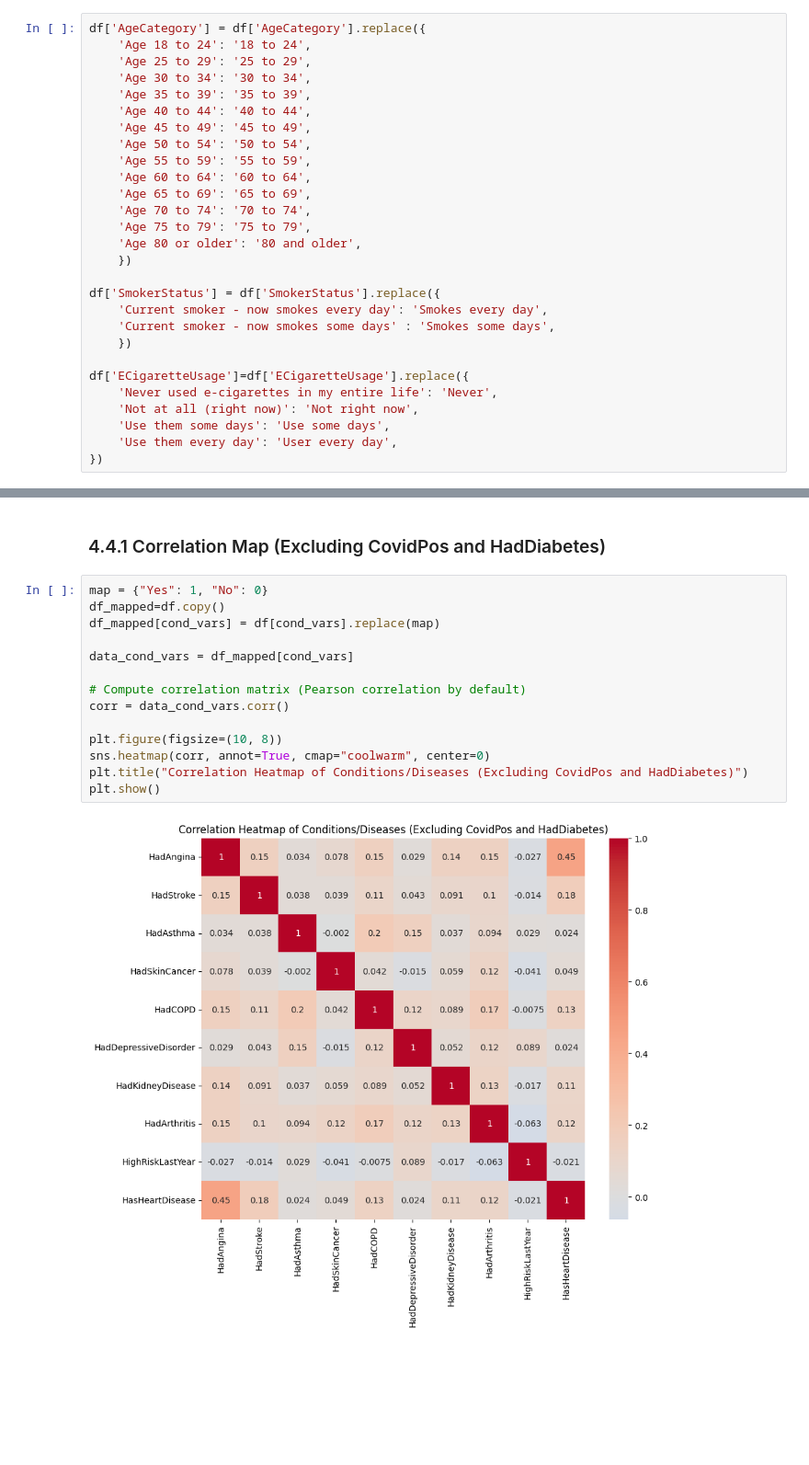
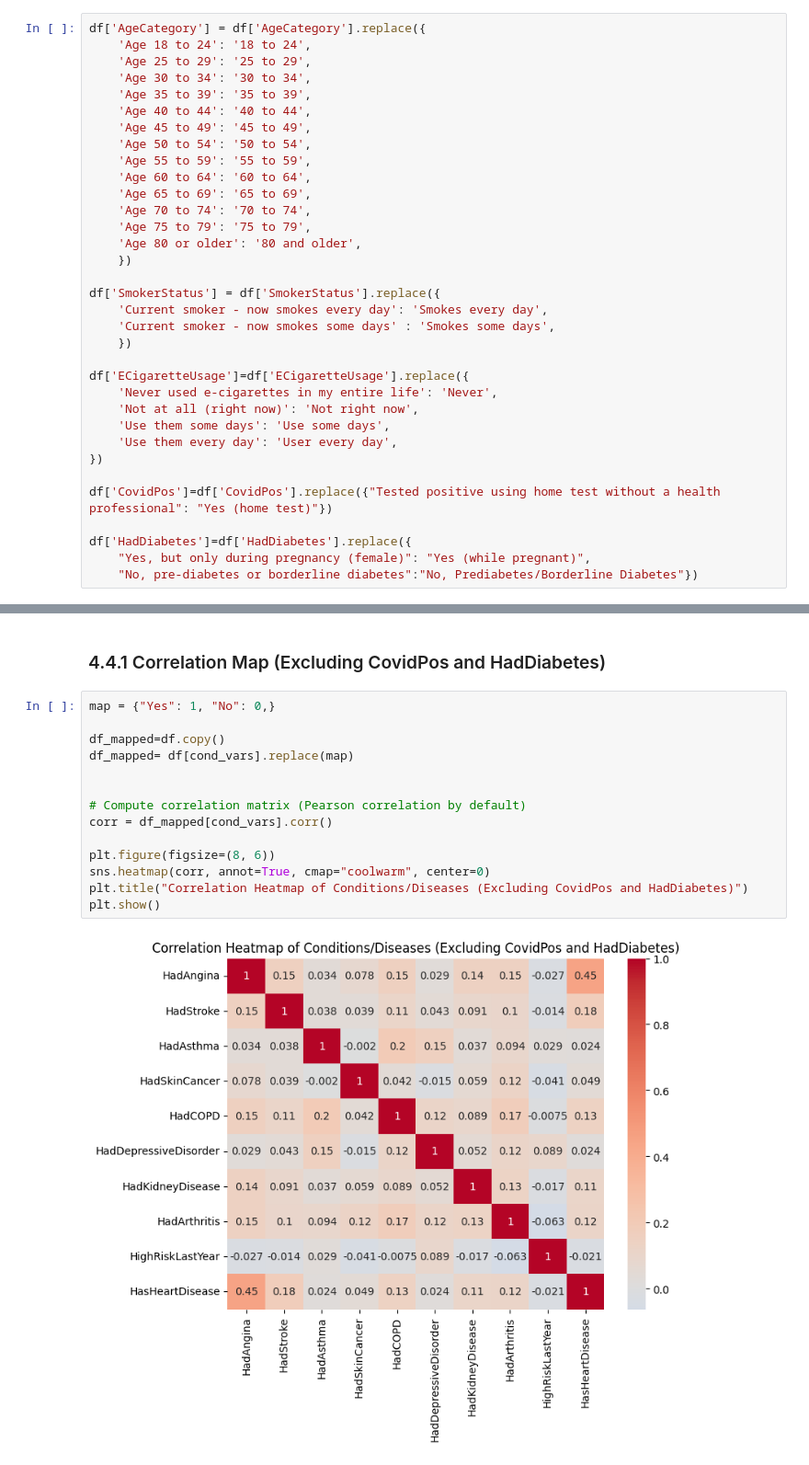
Before and after one commit to raymondcen/Heart-Disease-Predictor, a Jupyter notebook: notebook/EDA HEART DISEASE.ipynb, the cells around one changed output, grey strips where cells are left out. Shown at 92% size. Cells and saved outputs as stored; diff of their text form; blank space fills up the shorter version.

```diff
--- a/notebook/EDA HEART DISEASE.ipynb
+++ b/notebook/EDA HEART DISEASE.ipynb
@@ -261,6 +261,12 @@ df['ECigaretteUsage']=df['ECigaretteUsage'].replace({
     'Use them some days': 'Use some days',
     'Use them every day': 'User every day',
 })
+
+df['CovidPos']=df['CovidPos'].replace({"Tested positive using home test without a health professional": "Yes (home test)"})
+
+df['HadDiabetes']=df['HadDiabetes'].replace({
+    "Yes, but only during pregnancy (female)": "Yes (while pregnant)",
+    "No, pre-diabetes or borderline diabetes":"No, Prediabetes/Borderline Diabetes"})
 # %% [markdown]
 ### 3.7.2 Separate columns into own categories
 # %%
@@ -484,20 +484,20 @@ cond_var_cat=["CovidPos", "HadDiabetes"]
 # %% [markdown]
 ### 4.4.1 Correlation Map (Excluding CovidPos and HadDiabetes)
 # %%
-map = {"Yes": 1, "No": 0}
+map = {"Yes": 1, "No": 0,}
+
 df_mapped=df.copy()
-df_mapped[cond_vars] = df[cond_vars].replace(map)
+df_mapped= df[cond_vars].replace(map)
 
-data_cond_vars = df_mapped[cond_vars]
 
 # Compute correlation matrix (Pearson correlation by default)
-corr = data_cond_vars.corr()
+corr = df_mapped[cond_vars].corr()
 
-plt.figure(figsize=(10, 8))
+plt.figure(figsize=(8, 6))
 sns.heatmap(corr, annot=True, cmap="coolwarm", center=0)
 plt.title("Correlation Heatmap of Conditions/Diseases (Excluding CovidPos and HadDiabetes)")
 plt.show()
 # %% [output]
-[figure, old version]
+[figure, new version]
 # %% [markdown]
 ### Insights
```
Also changed, not shown: parts of 20 cells of this notebook.
